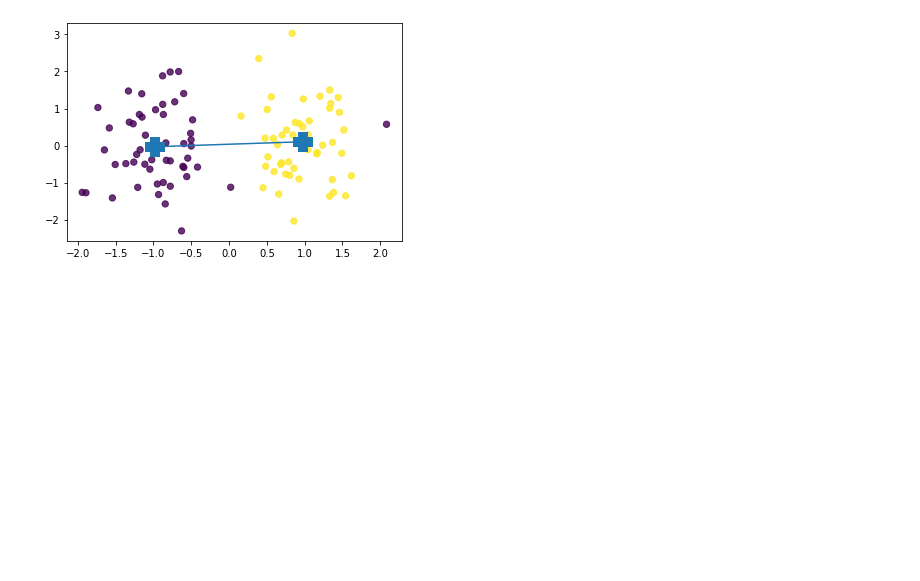
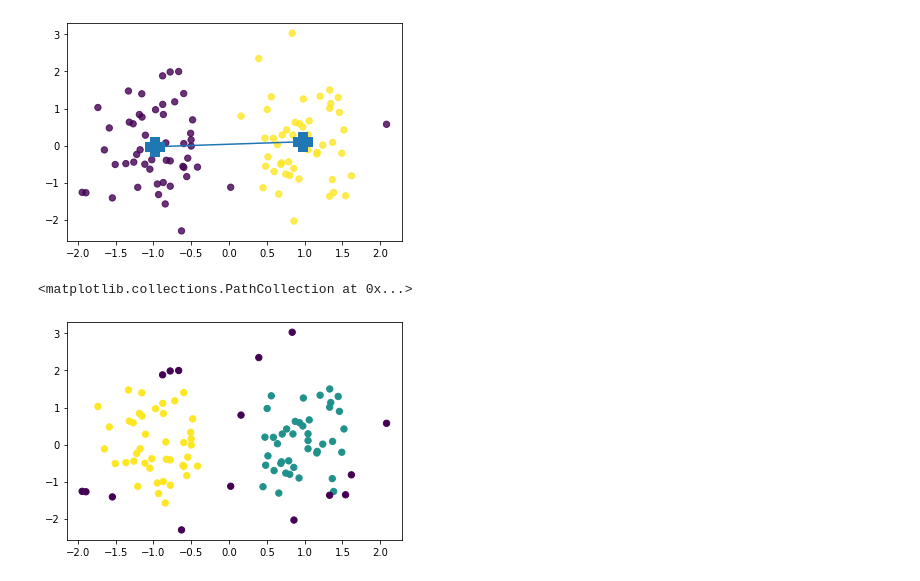
Before and after one commit to MagicMoleMM/DistFitter, a Jupyter notebook: 07_01.ipynb, the cells around one changed output. Saved outputs shown, nothing was run; the diff lists cells and outputs as text; code cells hidden in the pictures; blank space fills up the shorter version.

```diff
--- a/07_01.ipynb
+++ b/07_01.ipynb
@@ -124,3 +124,15 @@ Step 2, weight_evolution [0.066669267461226, 0.06666926746122605]
 Step 3, weight_evolution [0.0, 0.0]
 [<matplotlib.lines.Line2D at 0x...>]
 [figure]
+# %%
+from sklearn.cluster import DBSCAN
+
+db = DBSCAN(eps=0.6, min_samples=10).fit(X)
+core_samples_mask = np.zeros_like(db.labels_, dtype=bool)
+core_samples_mask[db.core_sample_indices_] = True
+# %%
+labels = db.labels_
+plt.scatter(X[:,0], X[:,1], s=40, marker='o', c=labels)
+# %% [output]
+<matplotlib.collections.PathCollection at 0x...>
+[figure, added]
```
